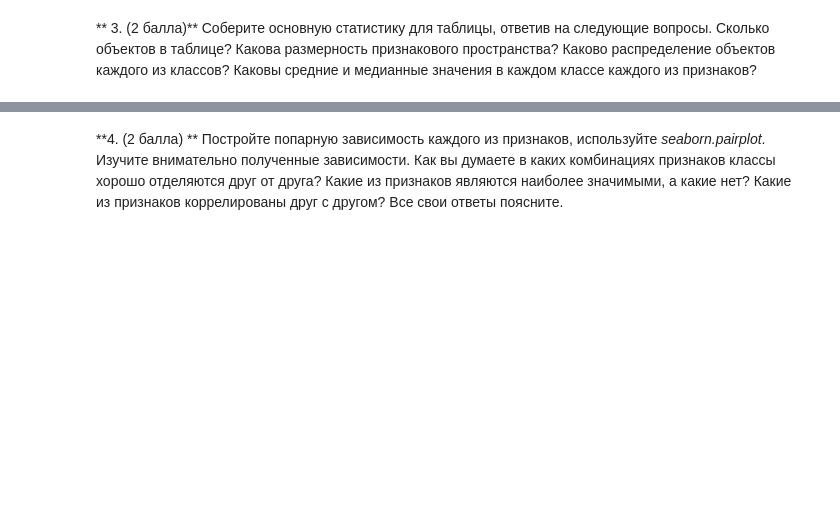
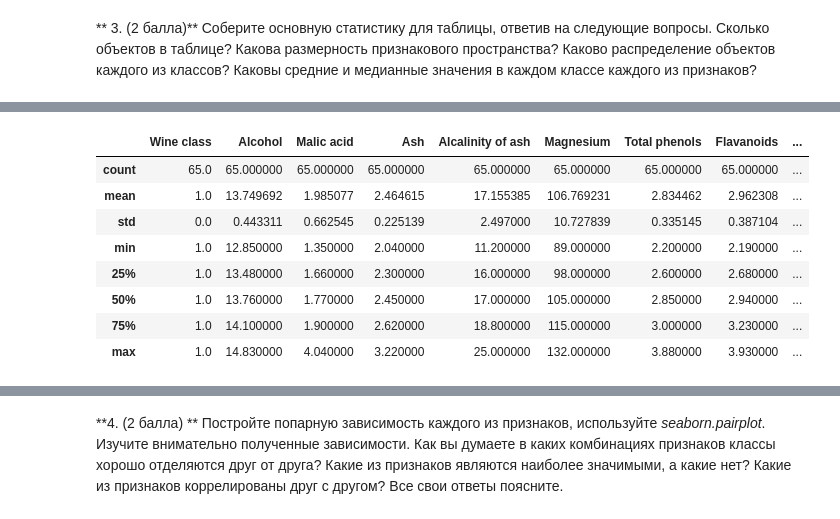
Before and after one commit to creaciond/3rd-year-programming, a Jupyter notebook: homeworks/2018-02-03 lab1.ipynb, the cells around one changed output, grey strips where cells are left out. Drawn from its saved outputs; the diff is of its cells as text; code cells hidden in the pictures; blank space fills up the shorter version.

```diff
--- a/homeworks/2018-02-03 lab1.ipynb
+++ b/homeworks/2018-02-03 lab1.ipynb
@@ -114,0 +159,12 @@ YOUR ANSWER HERE
+# %%
+wine_data[wine_data["Wine class"] == 1].describe()
+# %% [output]
+|  | Wine class | Alcohol | Malic acid | Ash | Alcalinity of ash | Magnesium | Total phenols | Flavanoids | ... |
+| count | 65.0 | 65.000000 | 65.000000 | 65.000000 | 65.000000 | 65.000000 | 65.000000 | 65.000000 | ... |
+| mean | 1.0 | 13.749692 | 1.985077 | 2.464615 | 17.155385 | 106.769231 | 2.834462 | 2.962308 | ... |
+| std | 0.0 | 0.443311 | 0.662545 | 0.225139 | 2.497000 | 10.727839 | 0.335145 | 0.387104 | ... |
+| min | 1.0 | 12.850000 | 1.350000 | 2.040000 | 11.200000 | 89.000000 | 2.200000 | 2.190000 | ... |
+| 25% | 1.0 | 13.480000 | 1.660000 | 2.300000 | 16.000000 | 98.000000 | 2.600000 | 2.680000 | ... |
+| 50% | 1.0 | 13.760000 | 1.770000 | 2.450000 | 17.000000 | 105.000000 | 2.850000 | 2.940000 | ... |
+| 75% | 1.0 | 14.100000 | 1.900000 | 2.620000 | 18.800000 | 115.000000 | 3.000000 | 3.230000 | ... |
+| max | 1.0 | 14.830000 | 4.040000 | 3.220000 | 25.000000 | 132.000000 | 3.880000 | 3.930000 | ... |
```
Also changed, not shown: parts of 16 cells of this notebook.
